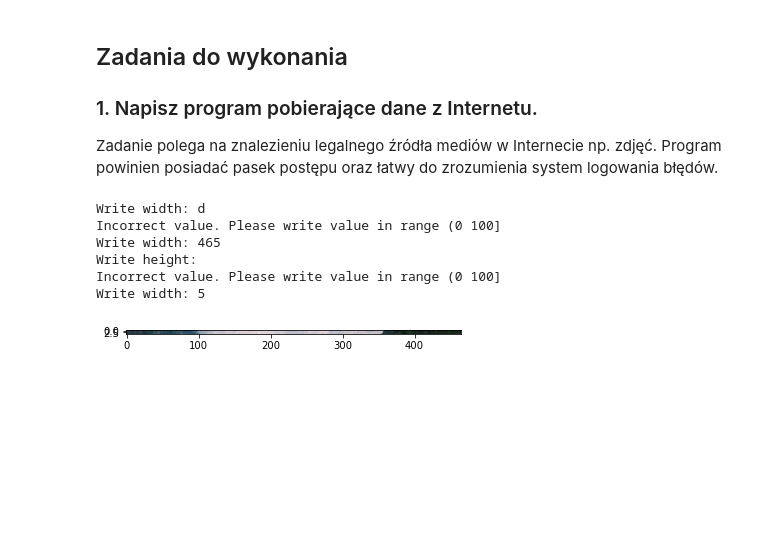
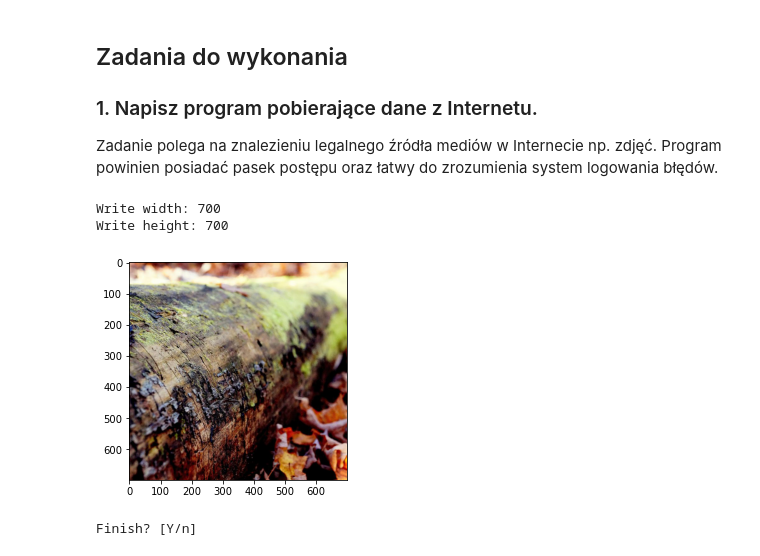
Before and after one commit to jkrolik1/school, a Jupyter notebook: NJPOII/jupyter5/lab2.ipynb, the cells around one changed output. Cells and saved outputs as stored; diff of their text form; code cells hidden in the pictures; blank space fills up the shorter version.

```diff
--- a/NJPOII/jupyter5/lab2.ipynb
+++ b/NJPOII/jupyter5/lab2.ipynb
@@ -25,60 +25,66 @@ import random
 # https://picsum.photos/images
 ##########################################################################
 
-# cancel
 
 async def bar(sleepTime):
     for i in trange(100):
         sleep(sleepTime)
+
+async def img(idR,widU,heiU):
+    url = 'https://picsum.photos/id/'
+    urlAll = url + str(idR) + '/' + str(widU) + '/' + str(heiU) + '.jpg'
+    try:
+        response = requests.get(urlAll)
+        img = Image.open(BytesIO(response.content))
+        imgplot = plt.imshow(img)
+        plt.show()
+    except:
+        print('Something went wrong. Try again.')
+    finally:
+        del response
+
 
 def randomId():
     return random.randint(1, 1084)
 def width():
     w = input('Write width: ')
     while not (w.isnumeric() and int(w) <= 1000 and int(w) > 0):
         print(f'Incorrect value. Please write value in range (0 100]')
         w = input('Write width: ')
     return w
 def height():
     h = input('Write height: ')
     while not (h.isnumeric() and int(h) <= 1000 and int(h) > 0):
         print(f'Incorrect value. Please write value in range (0 100]')
         h = input('Write width: ')
     return h
 def barLevel(wid,hei,sleepTime = 0.02):
     if wid>800 or hei>800:
         sleepTime = 0.08
     elif wid>600 or hei>600:
         sleepTime = 0.06
     elif wid>400 or hei>400:
         sleepTime = 0.04
     return sleepTime
 
-async def img(idR,widU,heiU):
-    url = 'https://picsum.photos/id/'
-    urlAll = url + str(idR) + '/' + str(widU) + '/' + str(heiU) + '.jpg'
-    response = requests.get(urlAll)
-    img = Image.open(BytesIO(response.content))
-    imgplot = plt.imshow(img)
-    plt.show()
-    del response
 
 async def main():
-    id = randomId()
-    wid = width()
-    hei = height()
-    bLvl = barLevel(int(wid),int(hei))
-    results = await gather(bar(bLvl), img(id,wid,hei))
+    while True:
+        id = randomId()
+        wid = width()
+        hei = height()
+        bLvl = barLevel(int(wid),int(hei))
+        results = await gather(bar(bLvl), img(id,wid,hei))
+        f = input('Finish? [Y/n] ')
+        if f == '' or f == 'Y' or f == 'y':
+            break
 
 await main()
 # %% [output]
-Write width: d
-Incorrect value. Please write value in range (0 100]
-Write width: 465
-Write height:
-Incorrect value. Please write value in range (0 100]
-Write width: 5
+Write width: 700
+Write height: 700
-[figure, old version]
+[figure, new version]
+Finish? [Y/n]
 # %%
 # Instalacja progress bar
 
```
